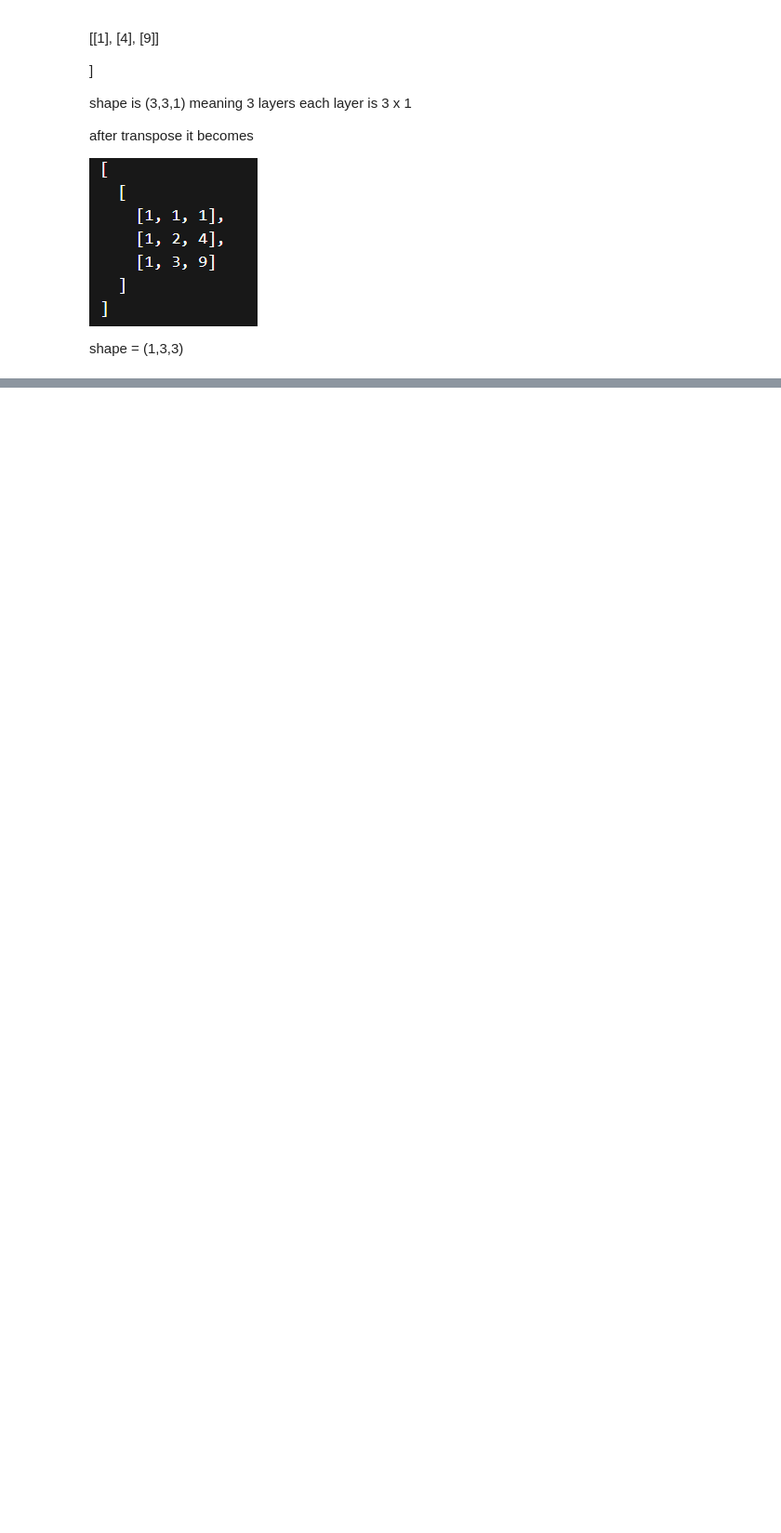
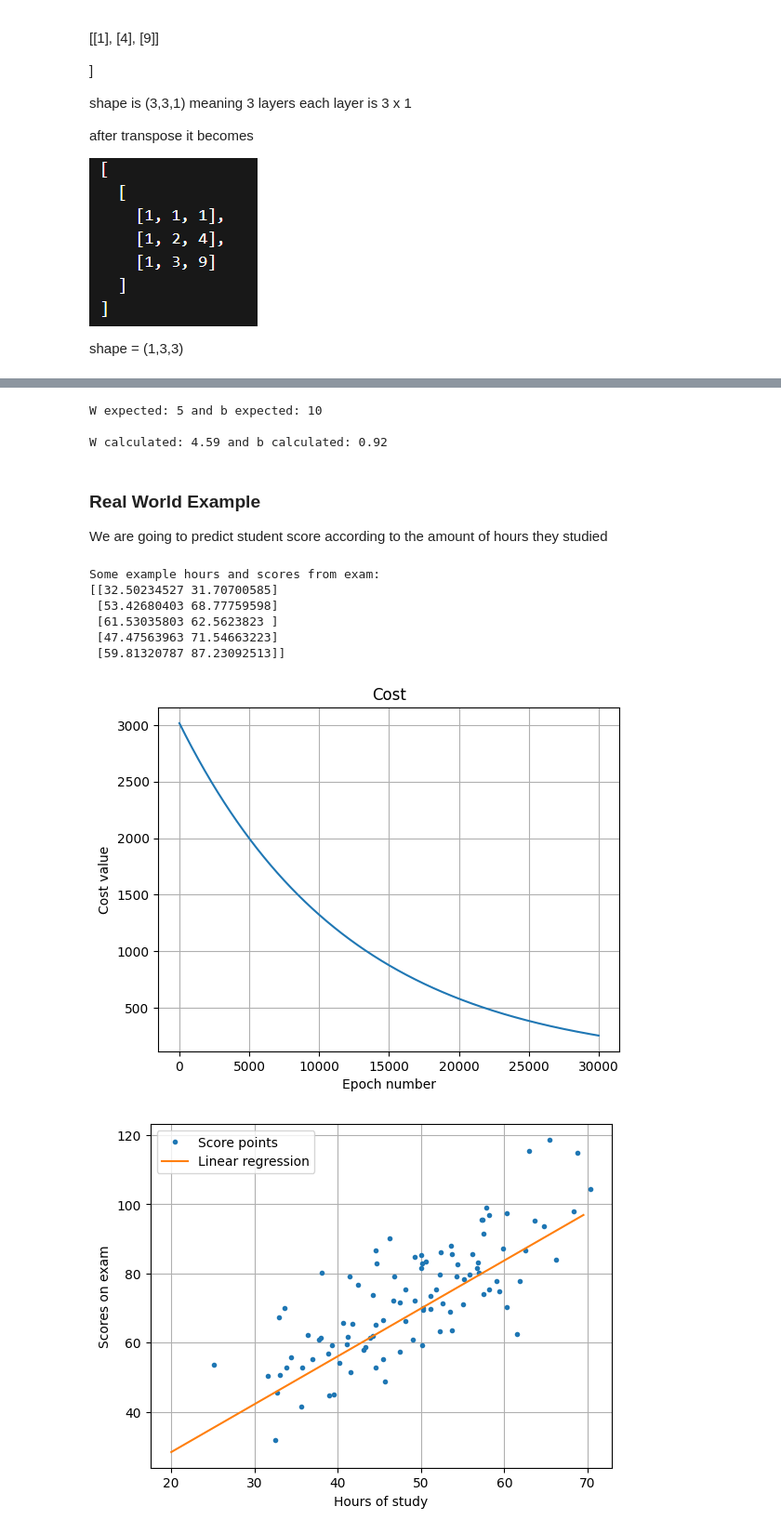
Before and after one commit to vkss26/ml, a Jupyter notebook: Linear Regression/LinearRegression.ipynb, the cells around one changed output, grey strips where cells are left out. Shown at 93% size. Cells and saved outputs as stored; diff of their text form; code cells hidden in the pictures; blank space fills up the shorter version.

Commit message:
Linear Regression Notebook and AlphaFold1
Signed-off-by: vedant <vedantsuryawanshi26@gmail.com>

```diff
--- a/Linear Regression/LinearRegression.ipynb
+++ b/Linear Regression/LinearRegression.ipynb
@@ -328,0 +501,51 @@ ValueError: matmul: Input operand 1 has a mismatch in its core dimension 0, with
+# %%
+x = np.array([[i for i in range(10)]]).T
+y = np.array([[5 * i + 10 + random.uniform(-.1, .1) for i in range(10)]]).T
+print("W expected: {} and b expected: {}".format(5, 10))
+print()
+w, b, _ = gradient_descent(x,y)
+print("W calculated: {:.2f} and b calculated: {:.2f}".format(w, b))
+# %% [output]
+W expected: 5 and b expected: 10
+
+W calculated: 4.59 and b calculated: 0.92
+# %% [markdown]
+### Real World Example
+
+We are going to predict student score according to the amount of hours they studied
+# %%
+def real_world_example():
+    points = np.genfromtxt("./data.txt", delimiter=',')
+    print('Some example hours and scores from exam:')
+    print(points[:5])
+    x, y = points[0], points[1]
+    w, b, costs = gradient_descent(x, y, epochs=30000, learning_rate=1e-8)
+    plt.plot(costs)
+    plt.title('Cost')
+    plt.xlabel('Epoch number')
+    plt.ylabel('Cost value')
+    plt.grid()
+    plt.show()
+    x_plot = np.arange(20, 70, 0.5)
+    y_plot = x_plot*w+b
+
+    hours = points[:,0]
+    scores = points[:,1]
+    plt.plot(hours, scores, '.', x_plot, y_plot, '-')
+    plt.xlabel('Hours of study')
+    plt.ylabel('Scores on exam')
+    plt.legend(['Score points', 'Linear regression'])
+    plt.grid()
+
+    plt.show()
+# %%
+real_world_example()
+# %% [output]
+Some example hours and scores from exam:
+[[32.50234527 31.70700585]
+ [53.42680403 68.77759598]
+ [61.53035803 62.5623823 ]
+ [47.47563963 71.54663223]
+ [59.81320787 87.23092513]]
+[figure, added]
+[figure, added]
```
Also changed, not shown: parts of 17 cells of this notebook, 6 other files.
